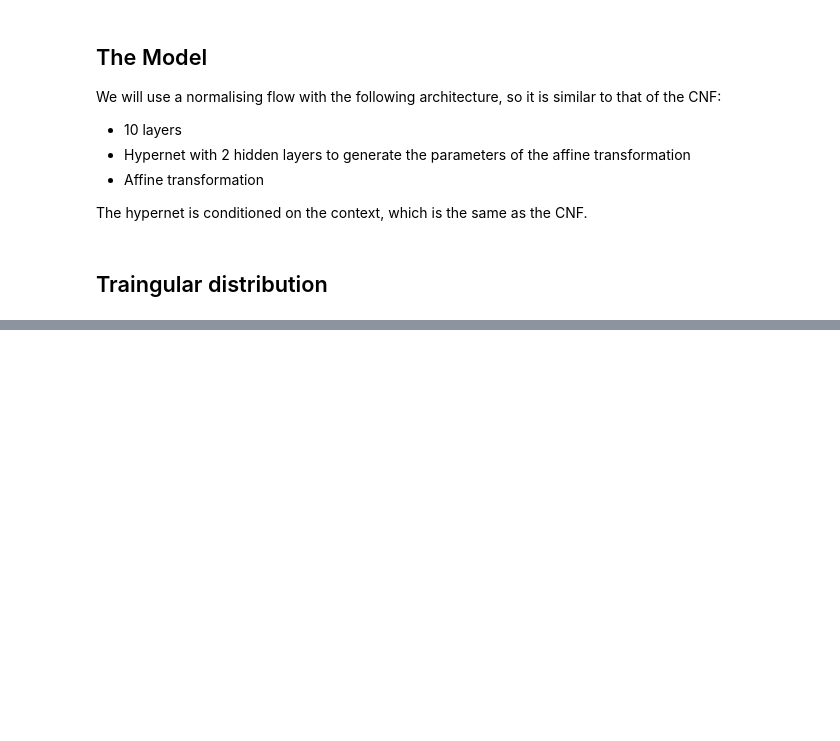
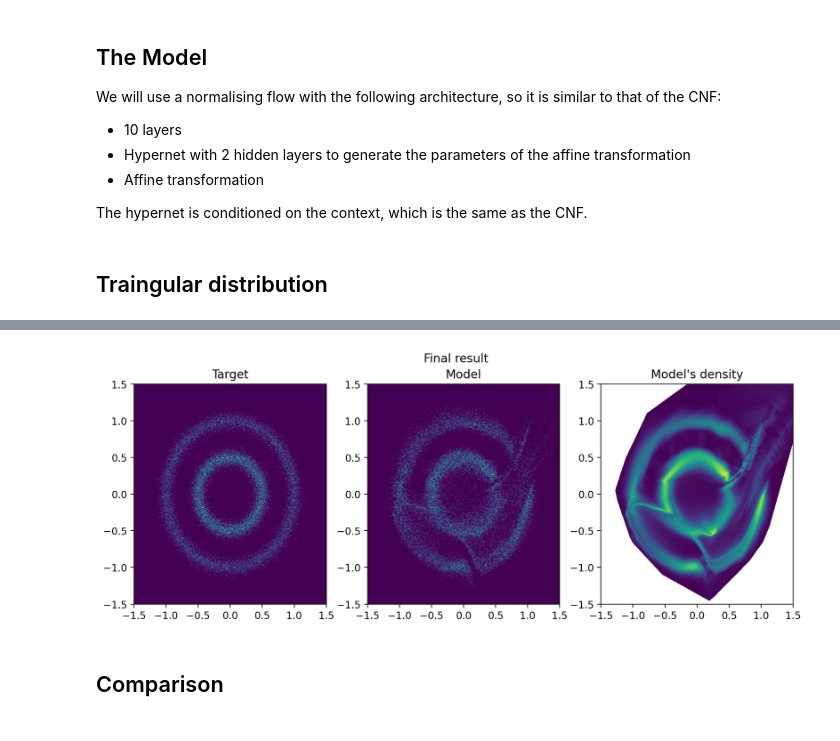
Before and after one commit to pbaldisa/neural-odes, a Jupyter notebook: application_examples/continuous_normalising_flows/nf_toy.ipynb, the cells around one changed output, grey strips where cells are left out. Cells and saved outputs as stored; diff of their text form; code cells hidden in the pictures; blank space fills up the shorter version.

```diff
--- a/application_examples/continuous_normalising_flows/nf_toy.ipynb
+++ b/application_examples/continuous_normalising_flows/nf_toy.ipynb
@@ -87,6 +145,4 @@ def get_batch(num_samples):
     points = [point_on_triangle(pt1, pt2, pt3) for _ in range(num_samples)]
 
     x = torch.tensor(points).type(torch.float32)
-    logp_diff_t1 = torch.zeros(num_samples, 1).type(torch.float32)
-
-    return x, logp_diff_t1
+    return x
@@ -92,0 +286,2 @@ def get_batch(num_samples):
+# %%
+train_nf(model_circles, optimizer_circles)
@@ -92,0 +312,7 @@ def get_batch(num_samples):
+# %%
+nf_final(model_circles)
+# %% [output]
+[figure, added]
+# %% [markdown]
+## Comparison
+###
```
Also changed, not shown: parts of 21 cells of this notebook, 10 other files.
